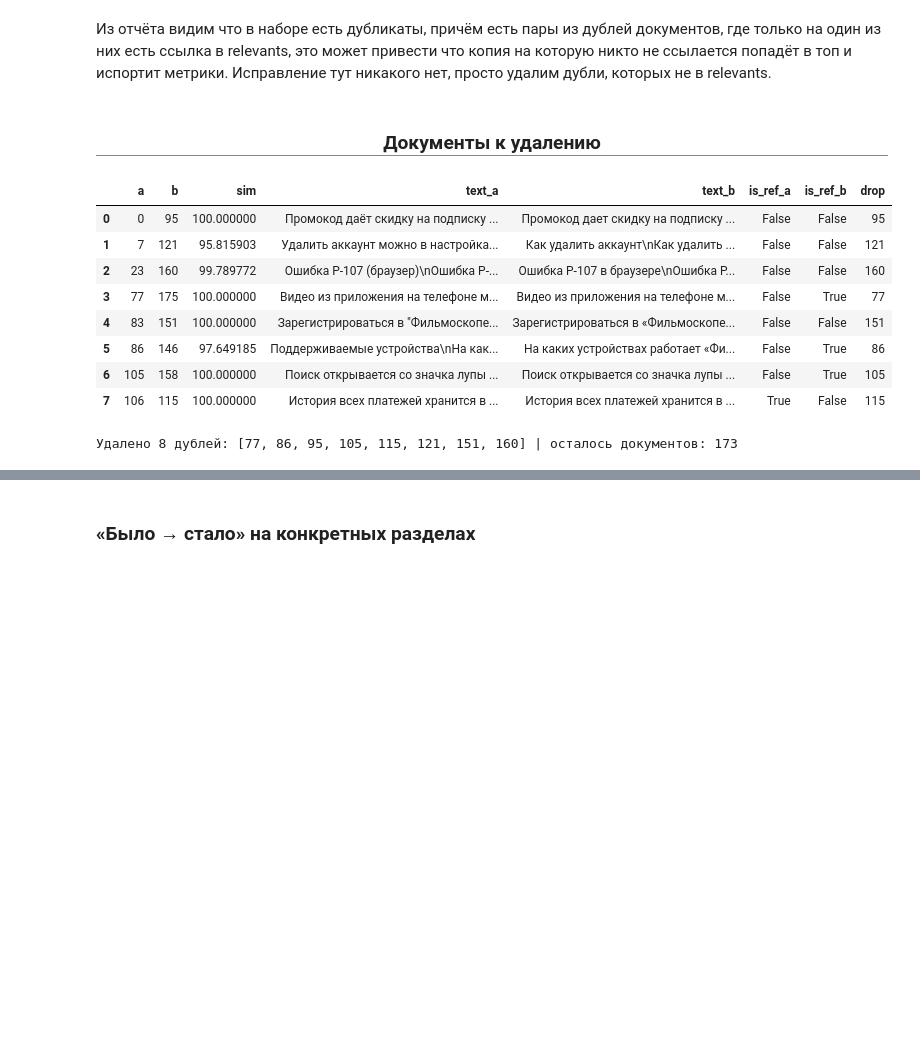
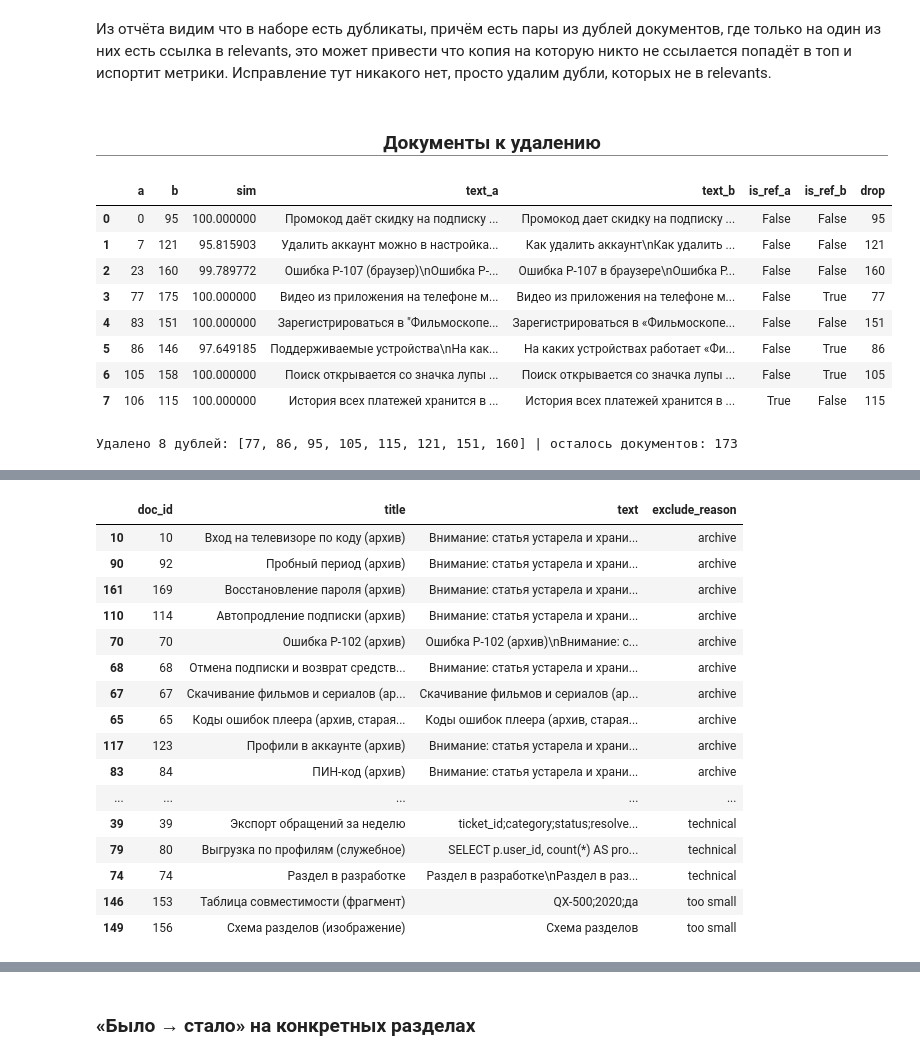
Before and after one commit to nda86/yp_rag, a Jupyter notebook: 1. Audit.ipynb, the cells around one changed output, grey strips where cells are left out. Saved outputs shown, nothing was run; the diff lists cells and outputs as text; code cells hidden in the pictures; blank space fills up the shorter version.

Commit message:
clean trash

```diff
--- a/1. Audit.ipynb
+++ b/1. Audit.ipynb
@@ -404,0 +390,75 @@ with pd.option_context("display.max_colwidth", None):
+# %%
+ARCHIVE_REGEX = re.compile(r"статья устарела и хранится в архиве", flags=re.IGNORECASE)
+SERVICE_PATTERNS = [
+    # Внутренние документы
+    r"\[\s*внутренний документ\s*[—–-]\s*не публиковать\s*\]",
+
+    # Черновики
+    r"\[\s*примечание редактора:",
+    r"черновик[.,]\s*рабочее название",
+    # объявления
+    r"Резюме — на jobs@filmoskop.ru",
+    r"приносим извинения за неудобства"
+]
+
+SERVICE_REGEX = re.compile(
+    "|".join(SERVICE_PATTERNS),
+    flags=re.IGNORECASE,
+)
+
+TECHNICAL_PATTERNS = [
+    # технический текст
+    r"^\s*SELECT\b",
+    r"^\s*\{\s*['\"]service['\"]\s*:",
+    r"^\s*ticket_id\s*;\s*category\s*;\s*status",
+
+    # Заглушки
+    r"страница не найдена",
+    r"статья обновляется",
+    r"раздел временно недоступен",
+    r"раздел в разработке",
+    r"раздел перенесён",
+
+    # Тестовые страницы
+    r"проверка вёрстки",
+    r"здесь будет текст статьи",
+
+    # возможно баннер
+    r"пройдите короткий опрос",
+]
+
+TECHNICAL_REGEX = re.compile(
+    "|".join(TECHNICAL_PATTERNS),
+    flags=re.IGNORECASE,
+)
+
+# цифра взята на основании просмотра топа коротких документов
+MIN_LENGTH = 15
+
+
+def get_exclude_reason(row):
+    content = f"{row['title']}\n{row['text']}"
+
+    if ARCHIVE_REGEX.search(content):
+        return "archive"
+
+    if SERVICE_REGEX.search(content):
+        return "service"
+
+    if TECHNICAL_REGEX.search(row["text"]):
+        return "technical"
+
+    if len(row["text"]) < MIN_LENGTH:
+        return "too small"
+
+    return None
+
+
+docs_df["exclude_reason"] = docs_df.apply(
+    get_exclude_reason,
+    axis=1,
+)
+trash_docs = docs_df.loc[docs_df["exclude_reason"].notna(), ["doc_id", "title", "text", "exclude_reason"]]
+show(title="Исключённые документы(по группе исключения)", df=trash_docs.groupby("exclude_reason").size().to_frame("count"))
+show(title=f"Исключённые документы: {len(trash_docs)}", df=trash_docs.sort_values("exclude_reason"))
+# %% [output]
@@ -404,0 +473,17 @@ with pd.option_context("display.max_colwidth", None):
+|  | doc_id | title | text | exclude_reason |
+| 10 | 10 | Вход на телевизоре по коду (архив) | Внимание: статья устарела и храни... | archive |
+| 90 | 92 | Пробный период (архив) | Внимание: статья устарела и храни... | archive |
+| 161 | 169 | Восстановление пароля (архив) | Внимание: статья устарела и храни... | archive |
+| 110 | 114 | Автопродление подписки (архив) | Внимание: статья устарела и храни... | archive |
+| 70 | 70 | Ошибка P-102 (архив) | Ошибка P-102 (архив)\nВнимание: с... | archive |
+| 68 | 68 | Отмена подписки и возврат средств... | Внимание: статья устарела и храни... | archive |
+| 67 | 67 | Скачивание фильмов и сериалов (ар... | Скачивание фильмов и сериалов (ар... | archive |
+| 65 | 65 | Коды ошибок плеера (архив, старая... | Коды ошибок плеера (архив, старая... | archive |
+| 117 | 123 | Профили в аккаунте (архив) | Внимание: статья устарела и храни... | archive |
+| 83 | 84 | ПИН-код (архив) | Внимание: статья устарела и храни... | archive |
+| ... | ... | ... | ... | ... |
+| 39 | 39 | Экспорт обращений за неделю | ticket_id;category;status;resolve... | technical |
+| 79 | 80 | Выгрузка по профилям (служебное) | SELECT p.user_id, count(*) AS pro... | technical |
+| 74 | 74 | Раздел в разработке | Раздел в разработке\nРаздел в раз... | technical |
+| 146 | 153 | Таблица совместимости (фрагмент) | QX-500;2020;да | too small |
+| 149 | 156 | Схема разделов (изображение) | Схема разделов | too small |
```
Also changed, not shown: parts of 15 cells of this notebook, 2 other files.
